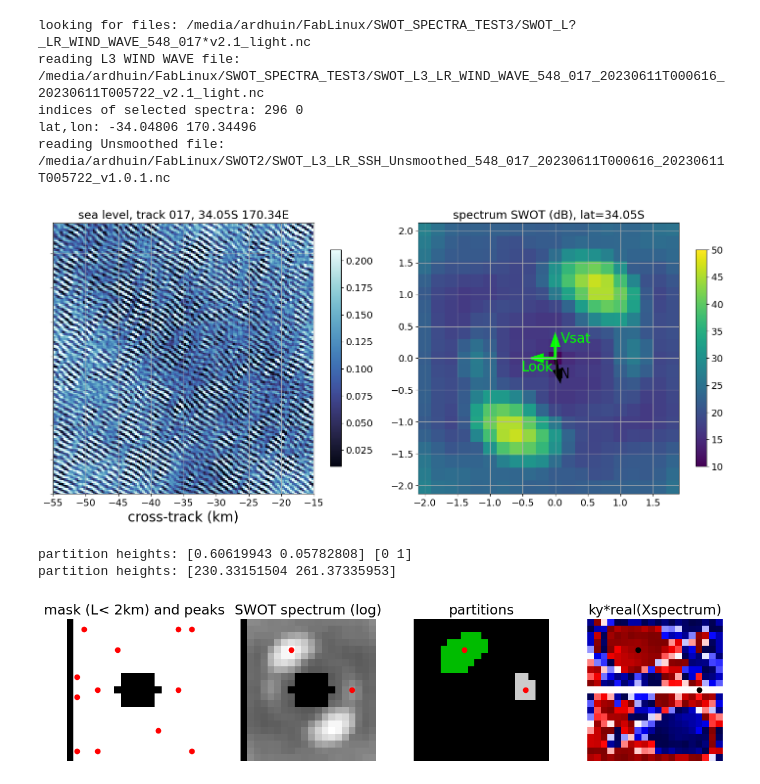
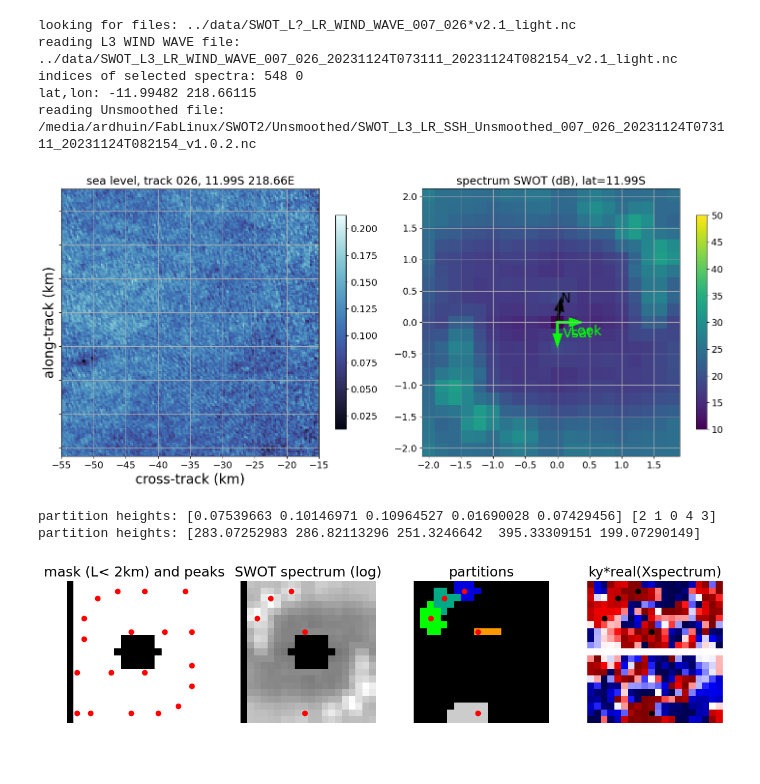
Before and after one commit to ardhuin/swellSWOT, a Jupyter notebook: scripts/plot_watershed.ipynb, the cells around one changed output. Cells and saved outputs as stored; diff of their text form; code cells hidden in the pictures; blank space fills up the shorter version.

Commit message:
minor clean up after watershed partition function added

```diff
--- a/scripts/plot_watershed.ipynb
+++ b/scripts/plot_watershed.ipynb
@@ -43,8 +43,8 @@ hemiWE=['A','E','W']
 # folder is the location of the data files with one example of spectrum file including partition information
 
 # 1.a Example using LOPS-generated v2.1 file (contains a little more information than the CNES L3 v2):
-mypath='/media/ardhuin/FabLinux/SWOT_SPECTRA_TEST3/'
-folder=mypath+'data/';tag='v2.1_light_part' # folder for spectra, and choice of filename extension; v2.1_light is for the home-made spectra
+mypath='../data/'
+folder=mypath;tag='v2.1_light_part' # folder for spectra, and choice of filename extension; v2.1_light is for the home-made spectra
 #folder=mypath+'data/SWOT_data_by_storm/storm_Eddie_20241221T15/';tag='v2.1_light' # folder for spectra, and choice of filename extension; v2.1_light is for the home-made spectra
 folder=mypath;tag='v2.1_light' # folder for spectra, and choice of filename extension; v2.0 is for the v2 data available on AVISO
 
@@ -53,7 +53,7 @@ folder=mypath;tag='v2.1_light' # folder for spectra, and choice of filename exte
 #folder='/media/ardhuin/FabLinux/SWOT_SPECTRA/Light/cycle_005/';tag='_v2.0'
 
 #2. information for SSH from unsmoothed files
-pth_swot='/media/ardhuin/FabLinux/SWOT2/'                       # folder for surface elevation maps (downloaded from ftp-access.aviso.altimetry.fr )
+pth_swot='/media/ardhuin/FabLinux/SWOT2/Unsmoothed/'                       # folder for surface elevation maps (downloaded from ftp-access.aviso.altimetry.fr )
 
 
 # choice of SWOT cycle and track and choice of spectrum location along track
@@ -65,8 +65,12 @@ cycle='548';tracks='017';ibox=296
 #cycle='547';tracks='021';ibox=240
 #cycle='547';tracks='021';ibox=210
 
+#cycle='005';tracks='082';ibox=600
 
-#cycle='005';tracks='082';ibox=600
+cycle='026';tracks='281';ibox=194
+cycle='026';tracks='266';ibox=710
+cycle='026';tracks='214';ibox=816
+cycle='007';tracks='026';ibox=548
 
 print('looking for files:',folder+'SWOT_L?_LR_WIND_WAVE_'+cycle+'_'+tracks+'*'+tag+'.nc' )
 file_listnc = sorted(glob.glob(folder+'SWOT_L?_LR_WIND_WAVE_'+cycle+'_'+tracks+'*'+tag+'.nc'));
@@ -145,40 +149,40 @@ if (len(file_list) > 0) :
    indsub0=0
    shifty=j1
    Y=(np.arange(nline)+indsub0-shifty)*dy/1000 # warning the along-track resolutionis not exactly 250 m, more like 235 m
 
    Xmem=X;
    Ymem=Y;
    mybox,mybos,flbox,X,Y,sflip,signMTF,Look=swell.SWOTarray_flip_north_up(dlat, \
                                                          'right',ssha[j1:j2,i1:i2],flas[j1:j2,i1:i2],sig0[j1:j2,i1:i2],Xmem,Ymem)
 
    if Look==-1:
                    axs=np.roll(axs,1)
                    plt.setp(ax.get_yticklabels(), visible=False)
                    _=axs[1].set_ylabel('along-track (km)',fontsize=fs1)
    else:
                    plt.setp(ax.get_yticklabels(), visible=False)
    #                _=axs.set_ylabel('along-track (km)',fontsize=fs1)
 
    im2=ax.pcolormesh(X[i1:i2],Y[j1:j2],mybox,rasterized=True, cmap=lightcmap,vmin=-0.1+np.nanmedian(mybox),vmax=0.1+np.nanmedian(mybox))
    latc=ddl.latitude[j1+nY2tab[0],i1+nX2tab[0]].values    # WILL HAVE TO CHANGE THIS ...
    latcs=f'{abs(latc):3.2f}'+hemiNS[int(np.sign(latc))]
    lonc=lon[j1+nY2tab[0],i1+nX2tab[0]];
    loncs=f'{abs(lonc):3.2f}'+hemiWE[int(np.sign(lonc))]
    _=ax.set_title('sea level, track '+tracks+', '+latcs+' '+loncs)
    _=ax.set_xlabel('cross-track (km)', fontsize=fs1)
    ax.set_xlim((X[i1],X[i2]))
    ax.set_ylim((Y[j1],Y[j2]))
    _=plt.colorbar(im2,ax=ax,label='', location='right',shrink=0.8)
 
 
-#fig.savefig('Fig1_CD_Bolaven_1.pdf')
+fig.savefig('banana_split1.pdf')
 # %% [output]
-looking for files: /media/ardhuin/FabLinux/SWOT_SPECTRA_TEST3/SWOT_L?_LR_WIND_WAVE_548_017*v2.1_light.nc
-reading L3 WIND WAVE file: /media/ardhuin/FabLinux/SWOT_SPECTRA_TEST3/SWOT_L3_LR_WIND_WAVE_548_017_20230611T000616_20230611T005722_v2.1_light.nc
-indices of selected spectra: 296 0
-lat,lon: -34.04806 170.34496
-reading Unsmoothed file: /media/ardhuin/FabLinux/SWOT2/SWOT_L3_LR_SSH_Unsmoothed_548_017_20230611T000616_20230611T005722_v1.0.1.nc
+looking for files: ../data/SWOT_L?_LR_WIND_WAVE_007_026*v2.1_light.nc
+reading L3 WIND WAVE file: ../data/SWOT_L3_LR_WIND_WAVE_007_026_20231124T073111_20231124T082154_v2.1_light.nc
+indices of selected spectra: 548 0
+lat,lon: -11.99482 218.66115
+reading Unsmoothed file: /media/ardhuin/FabLinux/SWOT2/Unsmoothed/SWOT_L3_LR_SSH_Unsmoothed_007_026_20231124T073111_20231124T082154_v1.0.2.nc
-[figure, old version]
+[figure, new version]
 # %%
 Ekth,kn1,theta1,E_SWOT_nonoise=swell.SWOT_denoise_isotropic(E_SWOT.values,kx2,ky2)
 
@@ -216,6 +220,6 @@ for a in ax:
 fig.tight_layout()
 plt.show()
 # %% [output]
-partition heights: [0.60619943 0.05782808] [0 1]
-partition heights: [230.33151504 261.37335953]
+partition heights: [0.07539663 0.10146971 0.10964527 0.01690028 0.07429456] [2 1 0 4 3]
+partition heights: [283.07252983 286.82113296 251.3246642  395.33309151 199.07290149]
-[figure, old version]
+[figure, new version]
```
Also changed, not shown: parts of 1 cell of this notebook, 1 other file.
